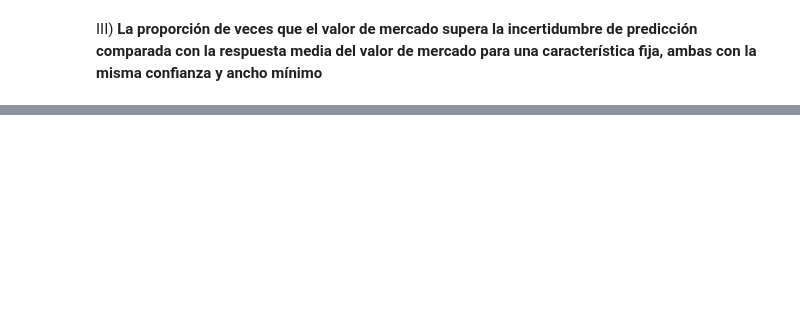
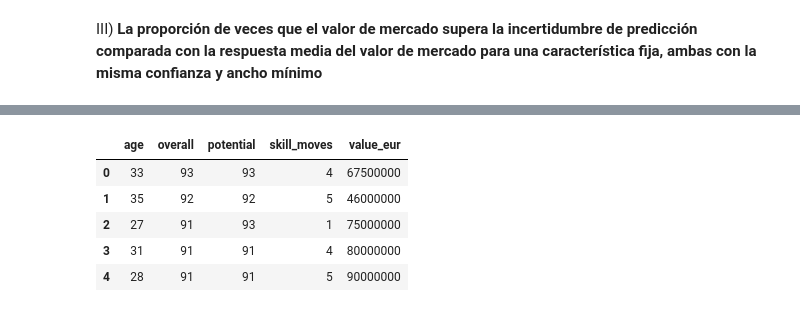
Before and after one commit to LucianoGanzero/Matematica4, a Jupyter notebook: Ejercicio1.ipynb, the cells around one changed output, grey strips where cells are left out. Saved outputs shown, nothing was run; the diff lists cells and outputs as text; code cells hidden in the pictures; blank space fills up the shorter version.

```diff
--- a/Ejercicio1.ipynb
+++ b/Ejercicio1.ipynb
@@ -269,0 +274,11 @@ Proporción de veces que el valor de mercado supera la incertidumbre de predicci
+# %%
+# Selecciono edad, puntuacion, potencial y valor en euros.
+df_subconjunto = df[['age', 'overall', 'potential','skill_moves', 'value_eur']]
+df_subconjunto.head()
+# %% [output]
+|  | age | overall | potential | skill_moves | value_eur |
+| 0 | 33 | 93 | 93 | 4 | 67500000 |
+| 1 | 35 | 92 | 92 | 5 | 46000000 |
+| 2 | 27 | 91 | 93 | 1 | 75000000 |
+| 3 | 31 | 91 | 91 | 4 | 80000000 |
+| 4 | 28 | 91 | 91 | 5 | 90000000 |
```
Also changed, not shown: parts of 31 cells of this notebook, 2 other files.
